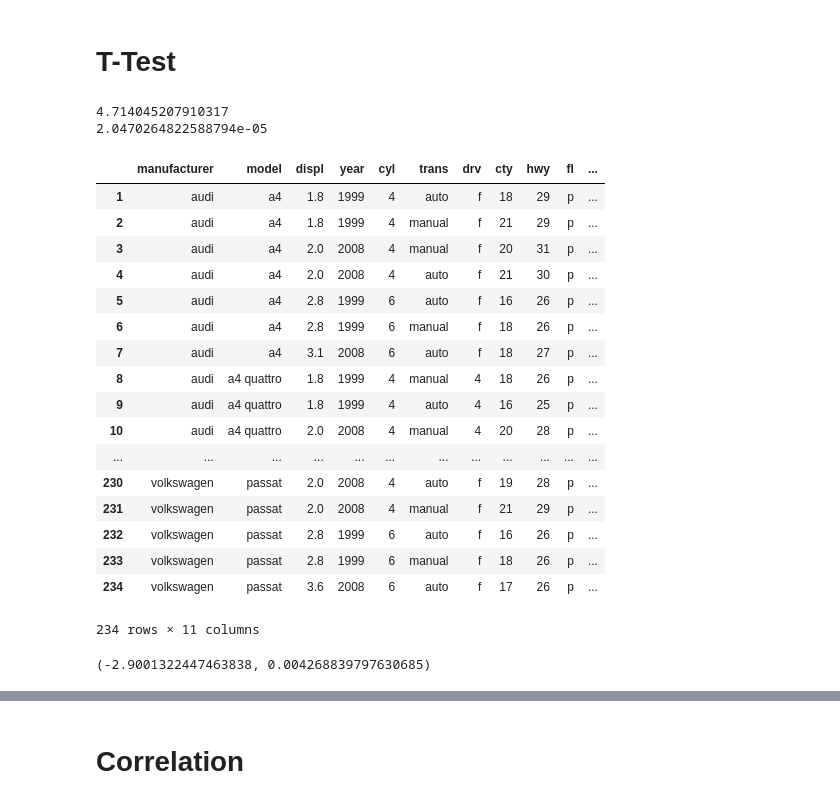
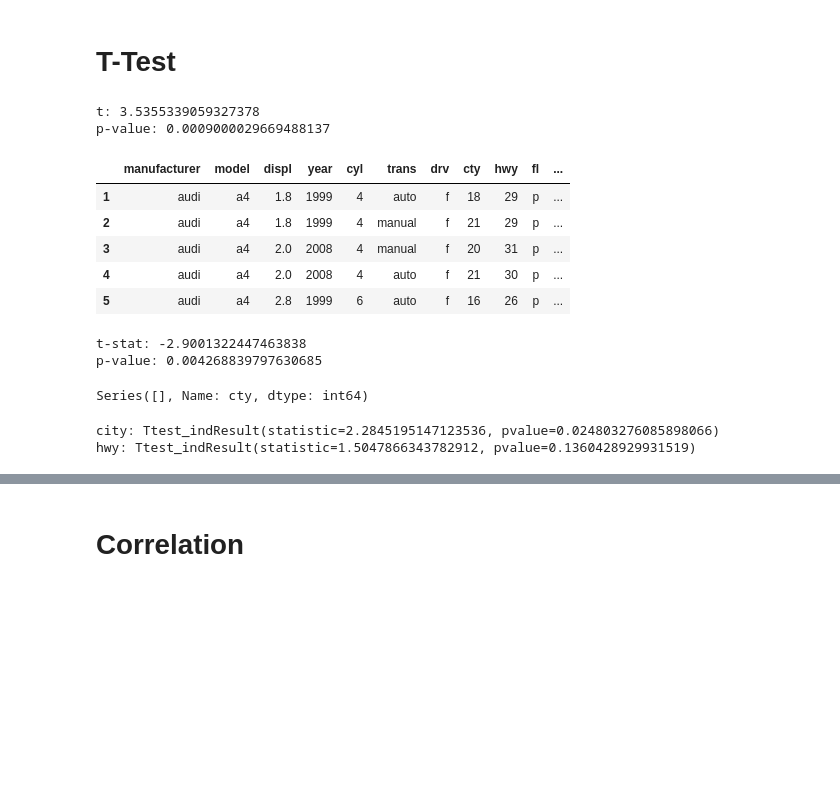
Before and after one commit to cari-holmes/statistics-exercises, a Jupyter notebook: hypothesis_testing.ipynb, the cells around one changed output, grey strips where cells are left out. Drawn from its saved outputs; the diff is of its cells as text; code cells hidden in the pictures; blank space fills up the shorter version.

```diff
--- a/hypothesis_testing.ipynb
+++ b/hypothesis_testing.ipynb
@@ -93,53 +93,59 @@ n2 = 50
 # Null Hypothesis: There is no difference in time it takes to sell homes between the two offices.
 # Alternative Hypothesis: There is a difference between the average time it takes to sell homes between the two offices.
 
-t = (two_mean - one_mean) / (one_std/math.sqrt(n2))
-print(t)
+t = (two_mean - one_mean) / (two_std/math.sqrt(n2))
+print('t:', t)
 
 p = stats.t(n2 - 1).sf(t)*2
-print(p)
+print('p-value:' ,p)
+
+
+# T = 3.536
+# p-value = 0.0009
+# With a p-value of 0.0009, less than 0.05, we reject the null hypothesis.
 # %% [output]
-4.714045207910317
-2.0470264822588794e-05
+t: 3.5355339059327378
+p-value: 0.0009000029669488137
 # %%
 #5. Load the mpg dataset and use it to answer the following questions:
 
 import pandas as pd
 import numpy as np
 import matplotlib.pyplot as plt
 from pydataset import data
 mpg = data('mpg')
 mpg.trans = mpg.trans.str[:-4]
-mpg
+mpg.head(5)
 
 #Ho = There is no difference in fuel-efficiency in cars from 2008 vs 1999.
 #Ha = There is a difference in fuel-efficiency in cars from 2008 vs 1999.
 # %% [output]
 |  | manufacturer | model | displ | year | cyl | trans | drv | cty | hwy | fl | ... |
 | 1 | audi | a4 | 1.8 | 1999 | 4 | auto | f | 18 | 29 | p | ... |
 | 2 | audi | a4 | 1.8 | 1999 | 4 | manual | f | 21 | 29 | p | ... |
 | 3 | audi | a4 | 2.0 | 2008 | 4 | manual | f | 20 | 31 | p | ... |
 | 4 | audi | a4 | 2.0 | 2008 | 4 | auto | f | 21 | 30 | p | ... |
 | 5 | audi | a4 | 2.8 | 1999 | 6 | auto | f | 16 | 26 | p | ... |
-| 6 | audi | a4 | 2.8 | 1999 | 6 | manual | f | 18 | 26 | p | ... |
-| 7 | audi | a4 | 3.1 | 2008 | 6 | auto | f | 18 | 27 | p | ... |
-| 8 | audi | a4 quattro | 1.8 | 1999 | 4 | manual | 4 | 18 | 26 | p | ... |
-| 9 | audi | a4 quattro | 1.8 | 1999 | 4 | auto | 4 | 16 | 25 | p | ... |
-| 10 | audi | a4 quattro | 2.0 | 2008 | 4 | manual | 4 | 20 | 28 | p | ... |
-| ... | ... | ... | ... | ... | ... | ... | ... | ... | ... | ... | ... |
-| 230 | volkswagen | passat | 2.0 | 2008 | 4 | auto | f | 19 | 28 | p | ... |
-| 231 | volkswagen | passat | 2.0 | 2008 | 4 | manual | f | 21 | 29 | p | ... |
-| 232 | volkswagen | passat | 2.8 | 1999 | 6 | auto | f | 16 | 26 | p | ... |
-| 233 | volkswagen | passat | 2.8 | 1999 | 6 | manual | f | 18 | 26 | p | ... |
-| 234 | volkswagen | passat | 3.6 | 2008 | 6 | auto | f | 17 | 26 | p | ... |
-234 rows × 11 columns
+# %%
+# Example:
+# $H_0$: automatic cars have the same city mileage as the overall population
+# $H_a$: automatic cars do not have the same city mileage as the overall population
+
+pop_city_mileage = mpg.cty.mean()
+pop_city_mileage
+auto_city_mileage = mpg[mpg.trans == 'auto'].cty
+t_stat, p = stats.ttest_1samp(auto_city_mileage, pop_city_mileage)
+print('t-stat:' ,t_stat)
+print('p-value:', p)
+# %% [output]
+t-stat: -2.9001322447463838
+p-value: 0.004268839797630685
 # %%
-#- Is there a difference in fuel-efficiency in cars from 2008 vs 1999?
+##- Is there a difference in fuel-efficiency in cars from 2008 vs 1999?
+oh_eight = mpg[mpg.year == '2008'].cty
+oh_eight
 
-pop_city_mileage = mpg.cty.mean()
-pop_city_mileage
-auto_city_mileage = mpg[mpg.trans == 'auto'].cty
-t_stat, p = stats.ttest_1samp(auto_city_mileage, pop_city_mileage)
-t_stat, p
+nine_nine = mpg[mpg.year == '1999'].cty
+nine_nine
 # %% [output]
-(-2.9001322447463838, 0.004268839797630685)
+Series([], Name: cty, dtype: int64)
@@ -149,0 +152,21 @@ t_stat, p
+# %%
+#- Are compact cars more fuel-efficient than the average car?
+
+compact_cars_city = mpg[mpg['class'] == 'compact'].cty
+compact_cars_city.mean()
+
+average_cars_city = mpg[mpg['class'] == 'midsize'].cty
+average_cars_city.mean()
+
+print('city:', stats.ttest_ind(compact_cars_city, average_cars_city))
+
+compact_cars_hwy = mpg[mpg['class'] == 'compact'].hwy
+compact_cars_hwy.mean()
+
+average_cars_hwy = mpg[mpg['class'] == 'midsize'].hwy
+average_cars_hwy.mean()
+
+print('hwy:', stats.ttest_ind(compact_cars_hwy, average_cars_hwy))
+# %% [output]
+city: Ttest_indResult(statistic=2.2845195147123536, pvalue=0.024803276085898066)
+hwy: Ttest_indResult(statistic=1.5047866343782912, pvalue=0.1360428929931519)
```
Also changed, not shown: parts of 12 cells of this notebook.
